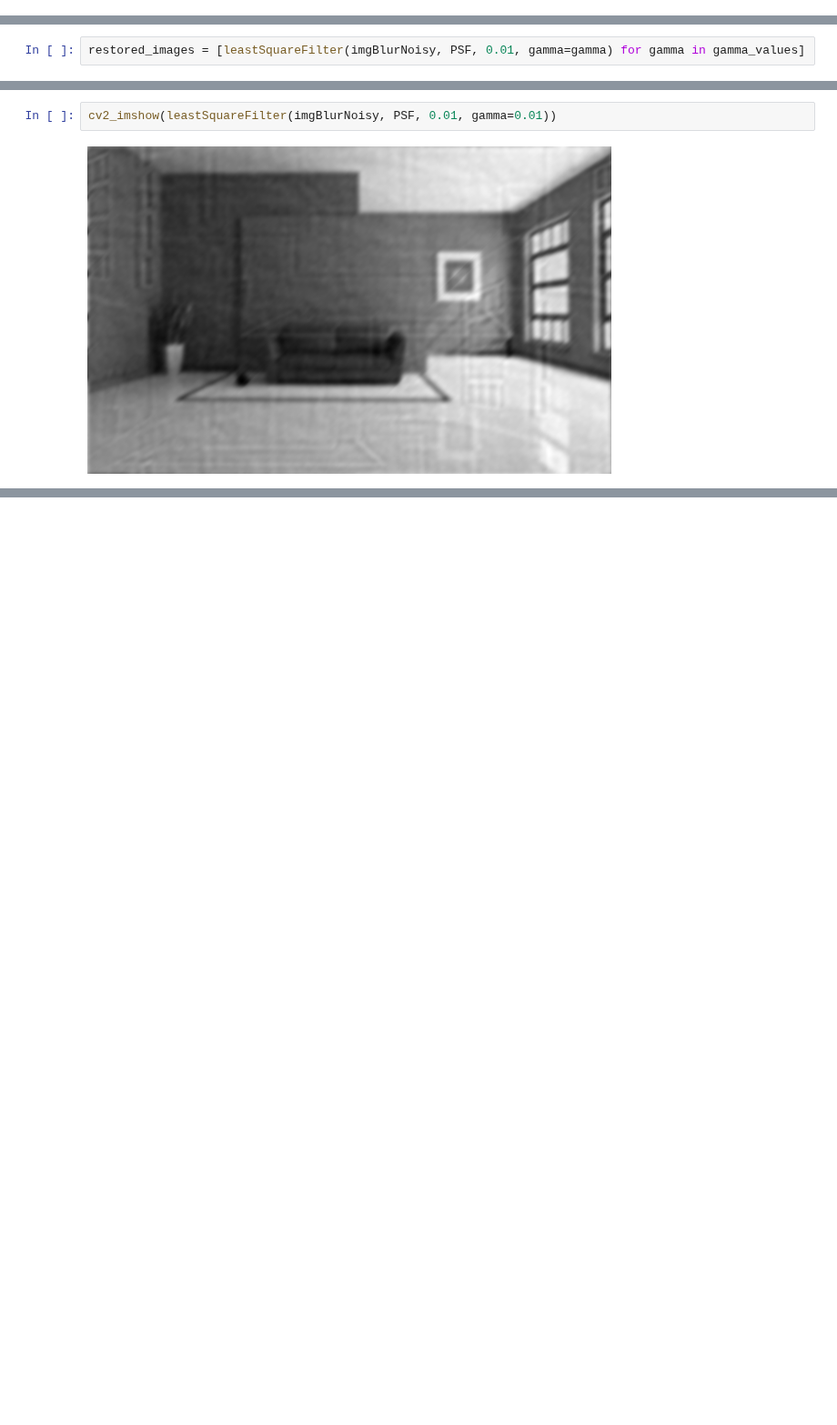
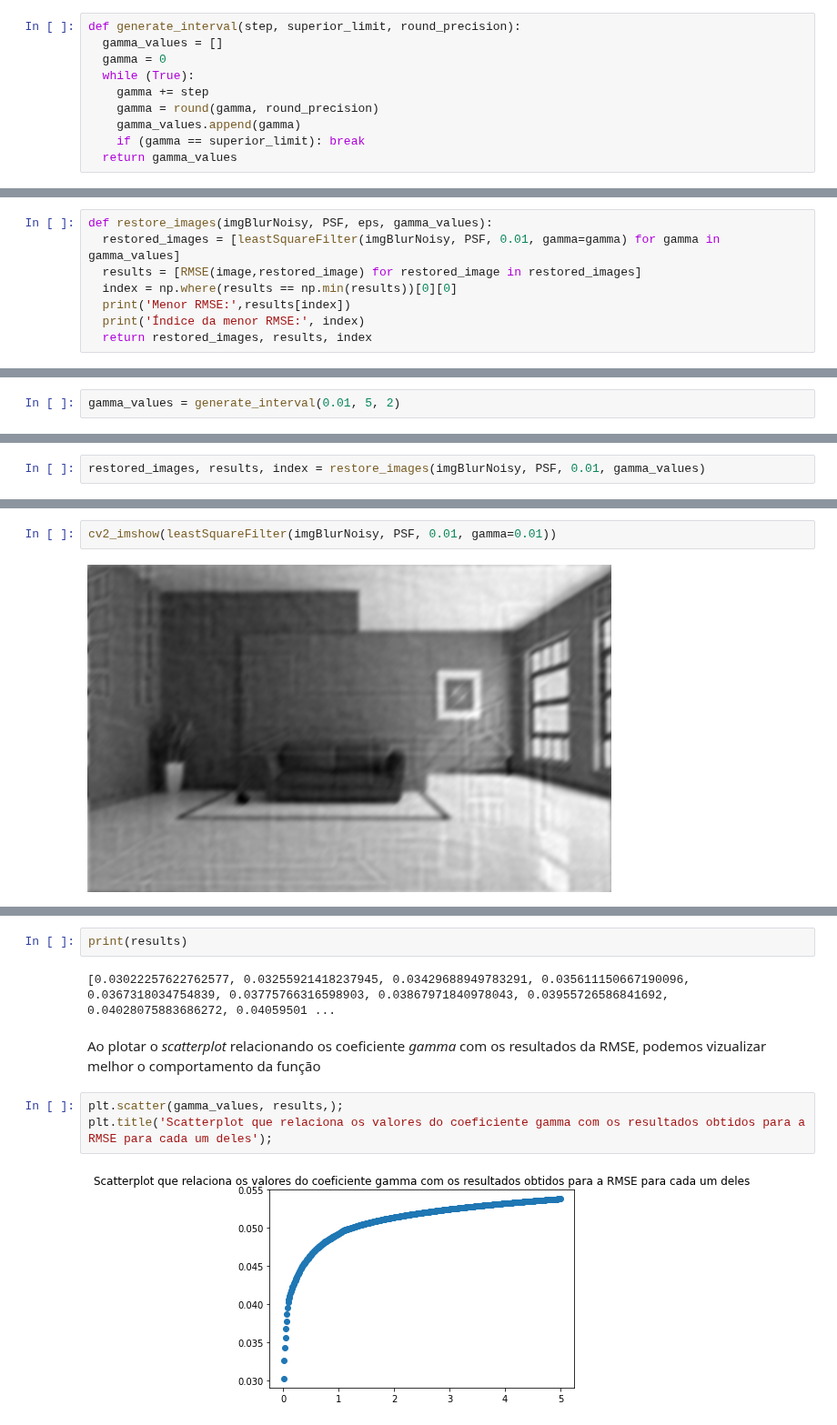
Before and after one commit to shl0mo/Computational_Photography, a Jupyter notebook: Image Restoration/Image_Restoration-LMS.ipynb, the cells around one changed output, grey strips where cells are left out. Shown at 91% size. Cells and saved outputs as stored; diff of their text form; blank space fills up the shorter version.

Commit message:
Image Restoration - LMS Filter - gamma variation to smaller values

```diff
--- a/Image Restoration/Image_Restoration-LMS.ipynb
+++ b/Image Restoration/Image_Restoration-LMS.ipynb
@@ -83,0 +91,10 @@ def resize_img(img, scale):
+# %%
+def generate_interval(step, superior_limit, round_precision):
+  gamma_values = []
+  gamma = 0
+  while (True):
+    gamma += step
+    gamma = round(gamma, round_precision)
+    gamma_values.append(gamma)
+    if (gamma == superior_limit): break
+  return gamma_values
@@ -84,3 +103,11 @@ def resize_img(img, scale):
+# %%
+def restore_images(imgBlurNoisy, PSF, eps, gamma_values):
+  restored_images = [leastSquareFilter(imgBlurNoisy, PSF, 0.01, gamma=gamma) for gamma in gamma_values]
+  results = [RMSE(image,restored_image) for restored_image in restored_images]
+  index = np.where(results == np.min(results))[0][0]
+  print('Menor RMSE:',results[index])
+  print('Índice da menor RMSE:', index)
+  return restored_images, results, index
 # %% [markdown]
 ## Imagem orignal
 # %%
@@ -126,6 +148,8 @@ while (True):
+# %%
+gamma_values = generate_interval(0.01, 5, 2)
 # %%
 print(gamma_values)
 # %% [output]
 [0.01, 0.02, 0.03, 0.04, 0.05, 0.06, 0.07, 0.08, 0.09, 0.1, 0.11, 0.12, 0.13, 0.14, 0.15, 0.16, 0.17, 0.18, 0.19, 0.2, 0.21, 0.22, 0.23, 0.24, 0.25, 0.26, 0.27, 0.28, 0.29, 0.3, 0.31, 0.32, 0.33, 0.34 ...
 # %%
-restored_images = [leastSquareFilter(imgBlurNoisy, PSF, 0.01, gamma=gamma) for gamma in gamma_values]
+restored_images, results, index = restore_images(imgBlurNoisy, PSF, 0.01, gamma_values)
@@ -144,0 +171,11 @@ cv2_imshow(leastSquareFilter(imgBlurNoisy, PSF, 0.01, gamma=0.01))
+# %%
+print(results)
+# %% [output]
+[0.03022257622762577, 0.03255921418237945, 0.03429688949783291, 0.035611150667190096, 0.0367318034754839, 0.03775766316598903, 0.03867971840978043, 0.03955726586841692, 0.04028075883686272, 0.04059501 ...
+# %% [markdown]
+Ao plotar o *scatterplot* relacionando os coeficiente *gamma* com os resultados da RMSE, podemos vizualizar melhor o comportamento da função
+# %%
+plt.scatter(gamma_values, results,);
+plt.title('Scatterplot que relaciona os valores do coeficiente gamma com os resultados obtidos para a RMSE para cada um deles');
+# %% [output]
+[figure, added]
```
Also changed, not shown: parts of 55 cells of this notebook.
